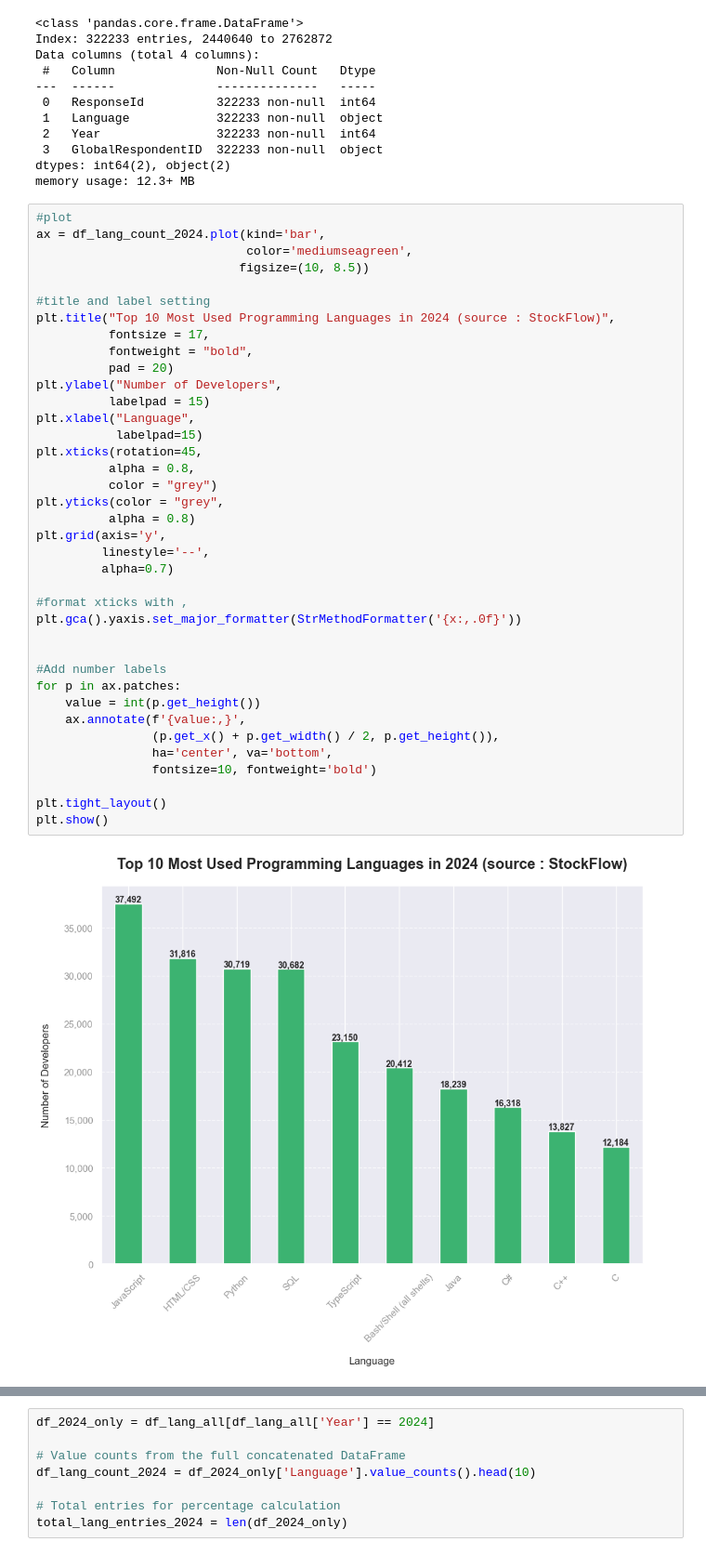
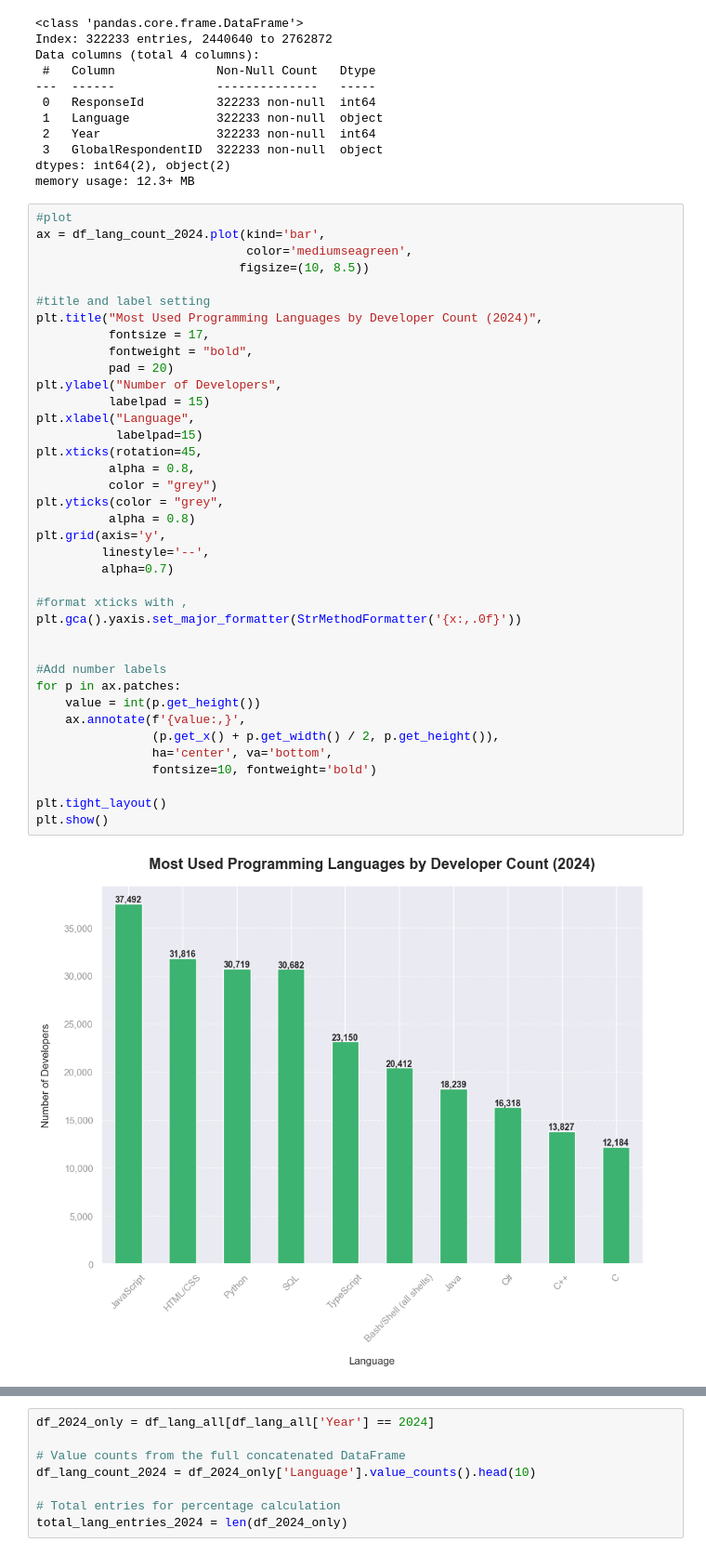
Before and after one commit to GitToKenn/dev-language-trends-2018-2024, a Jupyter notebook: notebook/02_language_trend_analysis.ipynb, the cells around one changed output, grey strips where cells are left out. Shown at 93% size. Cells and saved outputs as stored; diff of their text form.

```diff
--- a/notebook/02_language_trend_analysis.ipynb
+++ b/notebook/02_language_trend_analysis.ipynb
@@ -132,37 +165,37 @@ ax = df_lang_count_2024.plot(kind='bar',
                             figsize=(10, 8.5))
 
 #title and label setting
-plt.title("Top 10 Most Used Programming Languages in 2024 (source : StockFlow)",
+plt.title("Most Used Programming Languages by Developer Count (2024)",
           fontsize = 17,
           fontweight = "bold",
           pad = 20)
 plt.ylabel("Number of Developers",
           labelpad = 15)
 plt.xlabel("Language",
            labelpad=15)
 plt.xticks(rotation=45,
           alpha = 0.8,
           color = "grey")
 plt.yticks(color = "grey",
           alpha = 0.8)
 plt.grid(axis='y',
          linestyle='--',
          alpha=0.7)
 
 #format xticks with ,
 plt.gca().yaxis.set_major_formatter(StrMethodFormatter('{x:,.0f}'))
 
 
 #Add number labels
 for p in ax.patches:
     value = int(p.get_height())
     ax.annotate(f'{value:,}',
                 (p.get_x() + p.get_width() / 2, p.get_height()),
                 ha='center', va='bottom',
                 fontsize=10, fontweight='bold')
 
 plt.tight_layout()
 plt.show()
 # %% [output]
-[figure, old version]
+[figure, new version]
 # %% [markdown]
```
Also changed, not shown: parts of 47 cells of this notebook, 2 other files.
